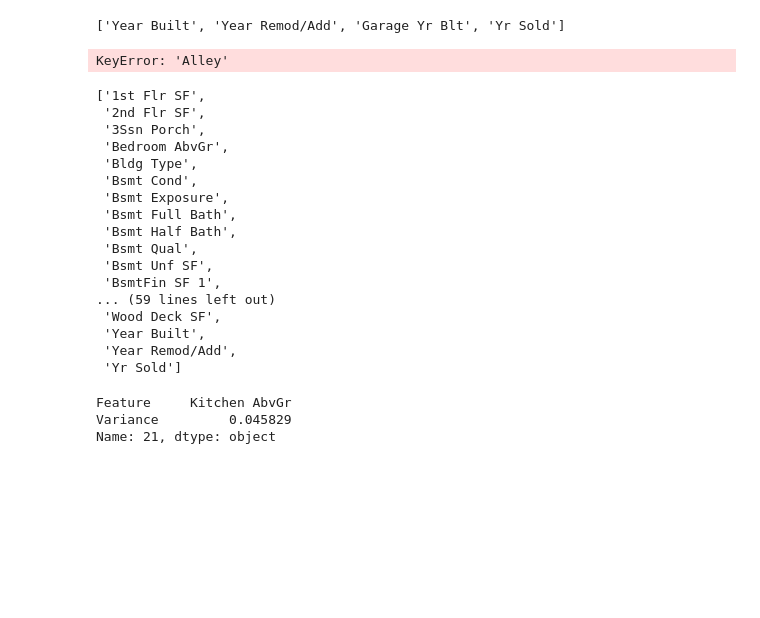
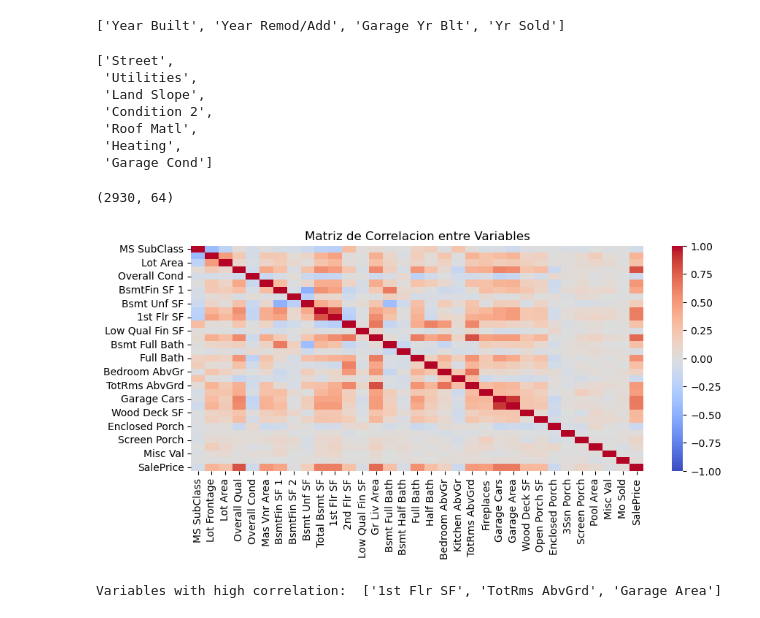
Before and after one commit to Miguel9Angel/home_prices_predictor, a Jupyter notebook: house_price_pprediction.ipynb, the cells around one changed output. Saved outputs shown, nothing was run; the diff lists cells and outputs as text; code cells hidden in the pictures; blank space fills up the shorter version.

Commit message:
The functions selection by variance has been developed

```diff
--- a/house_price_pprediction.ipynb
+++ b/house_price_pprediction.ipynb
@@ -64,8 +66,8 @@ df_1
 # %%
 # Now it's time to separate the two classes of variables (continuos and categorical) to discard to discard
 #Variable with low variance which provides poor information about the SalePrice of Homes
-numeric_cols = df.select_dtypes(include=[np.number]).columns.tolist()
-categorical_cols = df.select_dtypes(include=['object', 'category']).columns.tolist()
+numeric_cols = df_1.select_dtypes(include=[np.number]).columns.tolist()
+categorical_cols = df_1.select_dtypes(include=['object', 'category']).columns.tolist()
 numeric_cols = [col for col in numeric_cols if col not in ['SalePrice', 'PID', 'Order' ]]
 # %%
 def low_variance_numeric_features(df, columns_names, threshold=0.05):
@@ -92,38 +94,21 @@ def low_variance_categorical_features(df, columns_names, threshold=0.95):
     variance_columns = {}
 
     for col in columns_names:
-        max_freq = df[col].value_counts().iloc[0] / len(df)
-        variance_columns[col] = 1 - max_freq
+        variance_columns[col] = df[col].value_counts(normalize=True).max()
+
 
     variance_columns = pd.DataFrame(list((variance_columns).items()))
     variance_columns.columns = ['Feature', 'Frequency']
     feature_names = variance_columns[variance_columns['Frequency']>threshold]['Feature']
-
     return list(feature_names)
 
 low_categorical_feature_variance = low_variance_categorical_features(df_1, categorical_cols)
 low_categorical_feature_variance
 # %% [output]
-KeyError: 'Alley'
+['Street',
+ 'Utilities',
+ 'Land Slope',
+ 'Condition 2',
+ 'Roof Matl',
+ 'Heating',
+ 'Garage Cond']
-# %%
-a = list(df_1.columns)
-a = sorted(a, reverse=False)
-a
-# %% [output]
-['1st Flr SF',
- '2nd Flr SF',
- '3Ssn Porch',
- 'Bedroom AbvGr',
- 'Bldg Type',
- 'Bsmt Cond',
- 'Bsmt Exposure',
- 'Bsmt Full Bath',
- 'Bsmt Half Bath',
- 'Bsmt Qual',
- 'Bsmt Unf SF',
- 'BsmtFin SF 1',
-... (59 lines left out)
- 'Wood Deck SF',
- 'Year Built',
- 'Year Remod/Add',
- 'Yr Sold']
@@ -133,6 +115,23 @@ numeric_parameters_var.columns = ['Feature', 'Variance']
-# %%
-numeric_parameters_var.iloc[numeric_parameters_var['Variance'].idxmin()]
-# %% [output]
-Feature     Kitchen AbvGr
-Variance         0.045829
-Name: 21, dtype: object
+# %%
+# Elimination of low variance features of the data set. These variables don't bring enought information and generates noise
+df_2 = df_1.drop(columns=low_numeric_feature_variance+low_categorical_feature_variance)
+df_2.shape
+# %% [output]
+(2930, 64)
+# %%
+correlation_matrix = df_2.corr(numeric_only=True)
+
+plt.figure(figsize=(10, 4))
+sns.heatmap(correlation_matrix, cmap='coolwarm', annot=False, vmin=-1, vmax=1)
+plt.title('Matriz de Correlacion entre Variables')
+plt.show()
+# %% [output]
+[figure, added]
+# %%
+mask = np.triu(np.ones(correlation_matrix.shape), k=1).astype(bool)
+corr_feature = correlation_matrix.where(mask)
+high_corr = [column for column in corr_feature.columns if any(corr_feature[column].abs() > 0.8)]
+
+print("Variables with high correlation: ", high_corr)
+# %% [output]
+Variables with high correlation:  ['1st Flr SF', 'TotRms AbvGrd', 'Garage Area']
```
Also changed, not shown: parts of 2 cells of this notebook.
